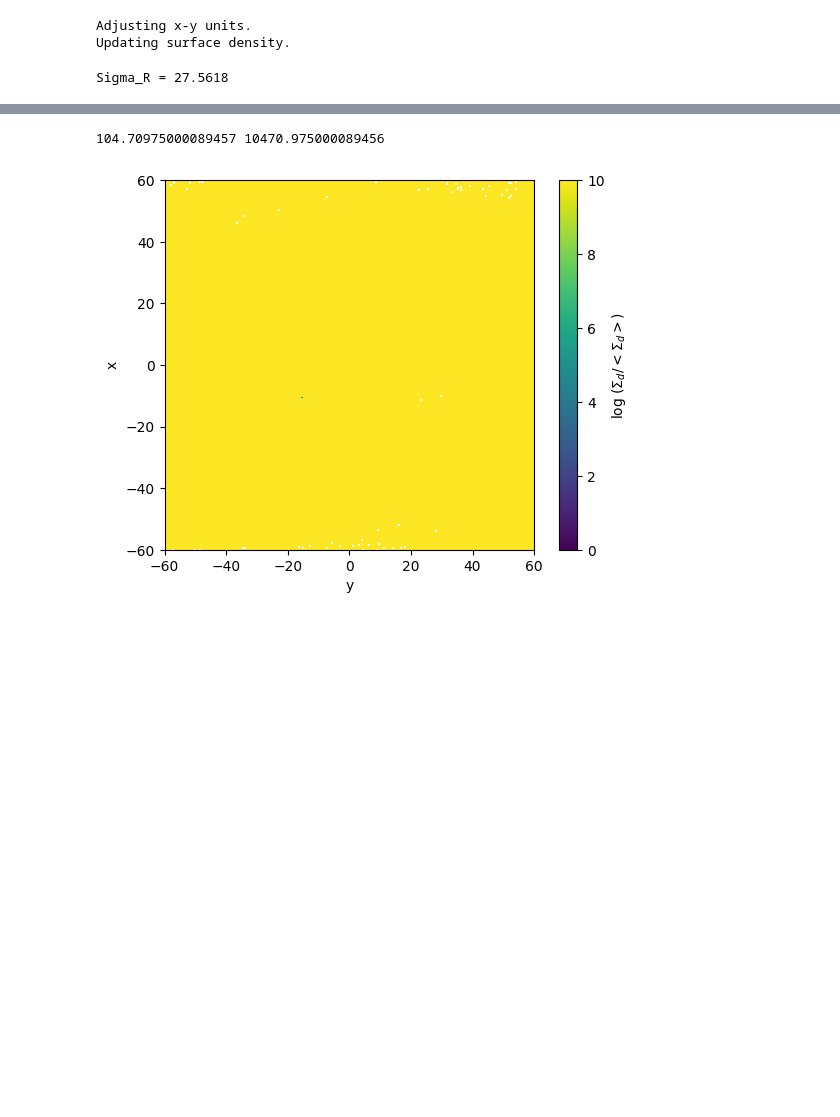
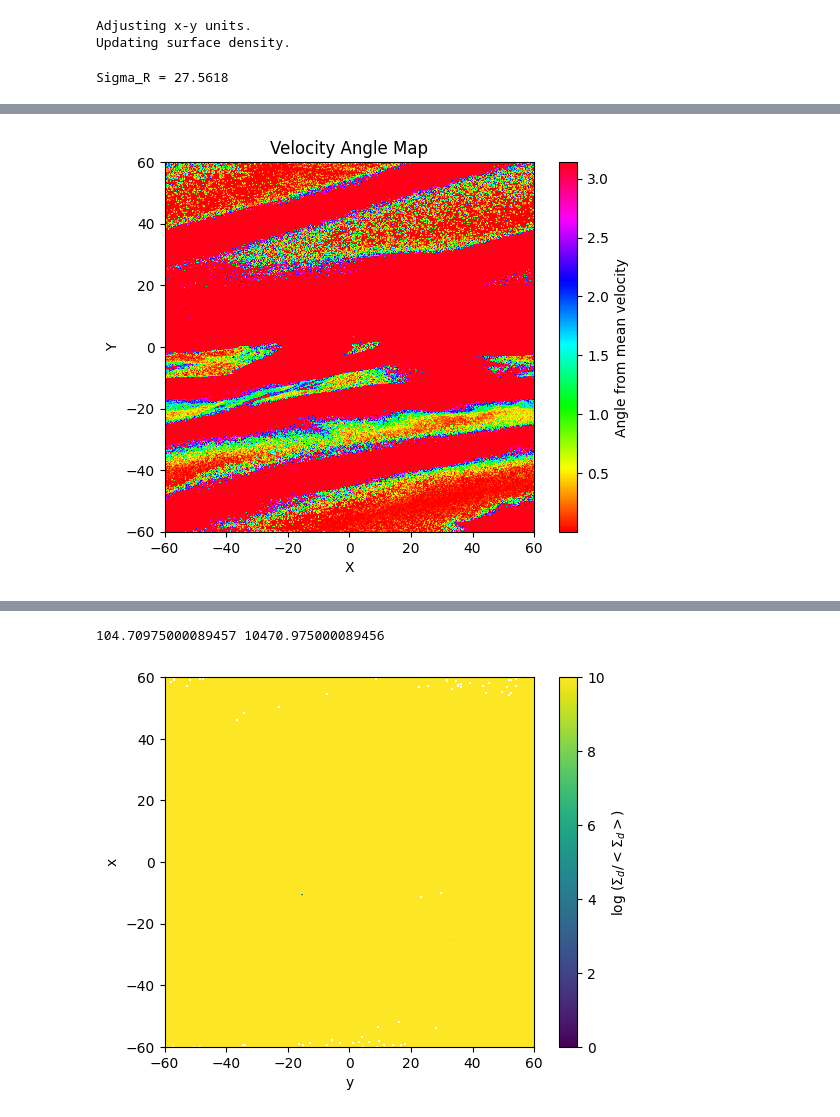
Before and after one commit to adamkoval/ShearingBox, a Jupyter notebook: dev_resources/local_plot_surfdens/plot_dust_surfdens_eff.ipynb, the cells around one changed output, grey strips where cells are left out. Drawn from its saved outputs; the diff is of its cells as text; code cells hidden in the pictures; blank space fills up the shorter version.

```diff
--- a/dev_resources/local_plot_surfdens/plot_dust_surfdens_eff.ipynb
+++ b/dev_resources/local_plot_surfdens/plot_dust_surfdens_eff.ipynb
@@ -274,2 +274,34 @@ plt.xlim([peak_y - 2, peak_y + 2])
 #     plt.close()
+# %%
+# PLOTS VELOCITIES
+# Calculating mean velocity
+mean_u = np.mean(data['vx'])
+mean_v = np.mean(data['vy'])
+mean_z = np.mean(data['vz'])
+uvz_mean = np.sqrt(mean_u**2 + mean_v**2 + mean_z**2)
+norm_uvz_mean = np.array([mean_u, mean_v, mean_z]) / mean_uvz
+mean_uv = np.sqrt(mean_u**2 + mean_v**2)
+
+# Calculate velocity vector angle differences from norm_uvz_mean
+angles = np.arccos(np.dot(np.array([data['vx'], data['vy'], data['vz']]).T, norm_uvz_mean)/np.linalg.norm(np.array([data['vx'], data['vy'], data['vz']]).T, axis=1))
+
+# Binning angles onto pixels
+angle_grid = np.zeros((500, 500))
+j_indices = ((data['x'] - 60.0) / - (120.0 / 500.0)).astype(int) - 1
+k_indices = ((data['y'] + 60.0) / (120.0 / 500.0)).astype(int) - 1
+
+# Accumulate angles in the grid
+for j, k, a in zip(j_indices, k_indices, angles):
+    if 0 <= j < 500 and 0 <= k < 500:  # Ensure indices are within grid bounds
+        angle_grid[j, k] += a
+
+# Plotting the result
+plt.imshow(angle_grid, extent=[-60.0,60.0,-60.0,60.0], origin='lower', cmap='hsv', vmin=np.min(angles), vmax=np.max(angles))
+plt.colorbar(label='Angle from mean velocity')
+plt.xlabel('X')
+plt.ylabel('Y')
+plt.title('Velocity Angle Map')
+plt.show()
+# %% [output]
+[figure, added]
 # %%
```
Also changed, not shown: parts of 6 cells of this notebook.
